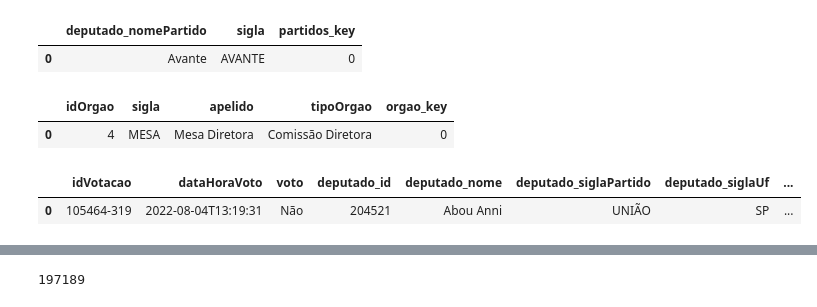
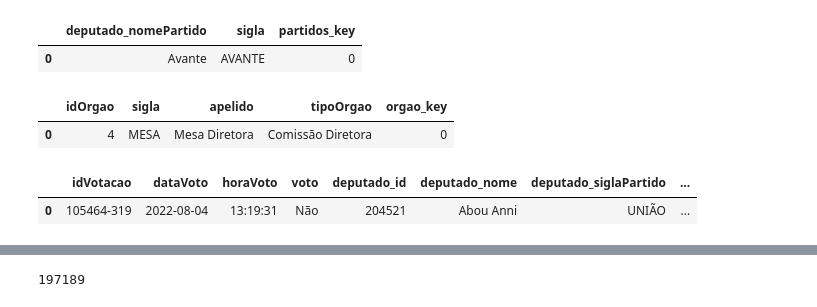
Before and after one commit to cesarmontalverne/DS2002, a Jupyter notebook: DS-2002-submit/Midterm/Midterm-submit.ipynb, the cells around one changed output, grey strips where cells are left out. Cells and saved outputs as stored; diff of their text form; code cells hidden in the pictures.

Commit message:
fixed api pages issue and converted datatype of dates to datetime

```diff
--- a/DS-2002-submit/Midterm/Midterm-submit.ipynb
+++ b/DS-2002-submit/Midterm/Midterm-submit.ipynb
@@ -192,6 +222,10 @@ In this section I will:
 #additional functions for this section
 def replaceURIwithID(df, field):
     return df[field].apply(lambda x: None if x is None else re.findall(r'[^/]+$', str(x))[0])
+def getDate_from_DataHoraVoto(df, field):
+    return df[field].apply(lambda x: None if x is None else re.findall(r'\d{4}-\d{2}-\d{2}', str(x))[0])
+def getTime_from_DataHoraVoto(df, field):
+    return df[field].apply(lambda x: None if x is None else re.findall(r'\d{2}:\d{2}:\d{2}', str(x))[0])
 # %% [markdown]
 #### Step 1 and 2: Transform the data by removing columns and changing rows and Create dimension tables
 # %%
@@ -227,11 +275,13 @@ orgaos_dim.head(1)
 |  | idOrgao | sigla | apelido | tipoOrgao | orgao_key |
 | 0 | 4 | MESA | Mesa Diretora | Comissão Diretora | 0 |
 # %%
+votacoesVotos_df["dataVoto"] = getDate_from_DataHoraVoto(votacoesVotos_df,"dataHoraVoto").astype('datetime64[ns]')
+votacoesVotos_df["horaVoto"] = getTime_from_DataHoraVoto(votacoesVotos_df,"dataHoraVoto")
 votos_dim = pd.DataFrame(votacoesVotos_df,
-                                 columns=["idVotacao","dataHoraVoto","voto","deputado_id",
+                                 columns=["idVotacao","dataVoto","horaVoto", "voto","deputado_id",
                                           "deputado_nome","deputado_siglaPartido","deputado_siglaUf"])
 votos_dim["votos_key"] = votos_dim.index
 votos_dim.head(1)
 # %% [output]
-|  | idVotacao | dataHoraVoto | voto | deputado_id | deputado_nome | deputado_siglaPartido | deputado_siglaUf | ... |
-| 0 | 105464-319 | 2022-08-04T13:19:31 | Não | 204521 | Abou Anni | UNIÃO | SP | ... |
+|  | idVotacao | dataVoto | horaVoto | voto | deputado_id | deputado_nome | deputado_siglaPartido | ... |
+| 0 | 105464-319 | 2022-08-04 | 13:19:31 | Não | 204521 | Abou Anni | UNIÃO | ... |
```
Also changed, not shown: parts of 17 cells of this notebook.
